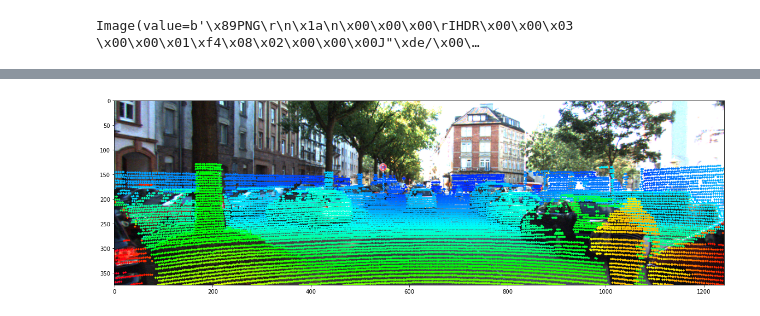
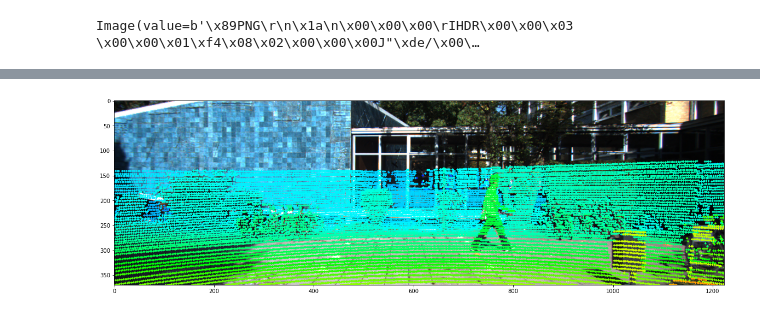
Before and after one commit to saishiva024/LIDAR_Visualization, a Jupyter notebook: Visualize_Lidar.ipynb, the cells around one changed output, grey strips where cells are left out. Saved outputs shown, nothing was run; the diff lists cells and outputs as text; code cells hidden in the pictures.

Commit message:
Saving LIDAR data as images

```diff
--- a/Visualize_Lidar.ipynb
+++ b/Visualize_Lidar.ipynb
@@ -80,7 +82,7 @@ fig_3d
 Image(value=b'\x89PNG\r\n\x1a\n\x00\x00\x00\rIHDR\x00\x00\x03 \x00\x00\x01\xf4\x08\x02\x00\x00\x00J"\xde/\x00\…
 # %%
 # for idx in range(len(point_cloud_files)):
-for idx in range(50):
+for idx in range(1):
     objects = dataset.get_label_objects(idx)
     pcd = dataset.get_lidar_data(idx)
     calib = dataset.get_calibration(idx)
@@ -106,10 +96,16 @@ Image(value=b'\x89PNG\r\n\x1a\n\x00\x00\x00\rIHDR\x00\x00\x03 \x00\x00\x01\xf4\x
 # %%
-lidar_on_img = show_lidar_data_on_image(pcd[:, :3], img, calib, img_width, img_height)
-lidar_on_img = cv2.cvtColor(lidar_on_img, cv2.COLOR_BGR2RGB)
+for idx in range(1):
+    pcd = dataset.get_lidar_data(idx)
+    calib = dataset.get_calibration(idx)
+    img = dataset.get_image(idx)
+    img_height, img_width, _ = img.shape
 
-fig = plt.figure(figsize=(20, 20))
-ax = fig.subplots()
-ax.imshow(lidar_on_img)
-plt.show()
+    lidar_on_img = show_lidar_data_on_image(pcd[:, :3], img, calib, img_width, img_height)
+    lidar_on_img = cv2.cvtColor(lidar_on_img, cv2.COLOR_BGR2RGB)
+
+    fig = plt.figure(figsize=(20, 20))
+    ax = fig.subplots()
+    ax.imshow(lidar_on_img)
+    plt.show()
 # %% [output]
-[figure, old version]
+[figure, new version]
```
Also changed, not shown: parts of 7 cells of this notebook.
